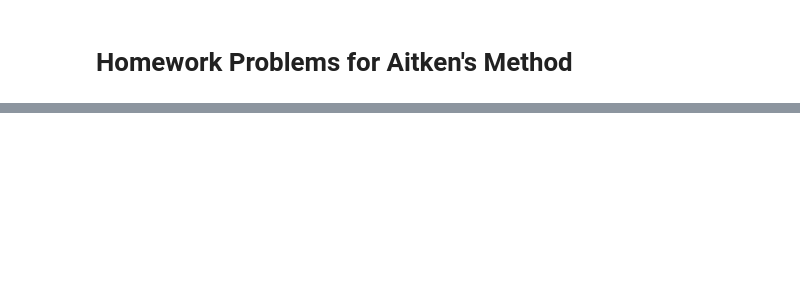
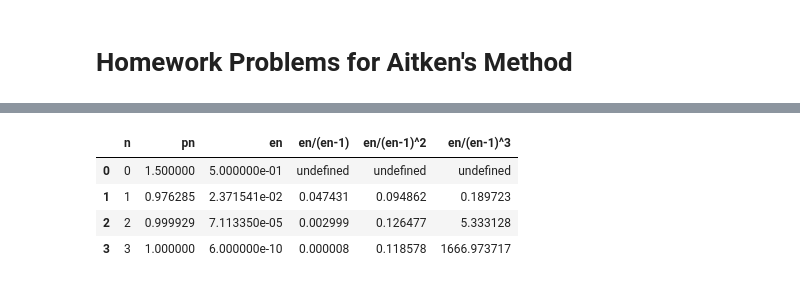
Before and after one commit to mnocerino23/Numerical-Analysis, a Jupyter notebook: 166_finalproject.ipynb, the cells around one changed output, grey strips where cells are left out. Cells and saved outputs as stored; diff of their text form; code cells hidden in the pictures; blank space fills up the shorter version.

```diff
--- a/166_finalproject.ipynb
+++ b/166_finalproject.ipynb
@@ -112,0 +294,10 @@ Steffensen's Method sequence:  [1.365265224, 1.3652300134]
+# %%
+#function for f(x)
+def func(x):
+  return ((x**3)-(x**2)-(x)+1)
+  #function for f'(x)
+def derivative(x):
+  return ((3*(x**2))-(2*x)-1)
+#create a function that is the fixed point iteration of newton's method for our f(x) using the function f(x) and its derivative
+def newtons_fpi(x):
+  return x - (func(x)/derivative(x))
@@ -112,0 +313,33 @@ Steffensen's Method sequence:  [1.365265224, 1.3652300134]
+# %%
+steffensen_table =  pd.DataFrame(columns = ['n', 'pn','en', 'en/(en-1)', 'en/(en-1)^2', 'en/(en-1)^3'])
+# %%
+col1 = [0]
+col2 = [1.5]
+col3 = [0.5]
+col4 = ["undefined"]
+col5 = ["undefined"]
+col6 = ["undefined"]
+# %%
+#run three iterations of Steffensen's method
+for i in range(3):
+  col1.append(i+1)
+  p_previous = col2[-1]
+  next_p = steffensen(newtons_fpi, 1.5, i+1)
+  col2.append(next_p)
+
+  #accepted value of this root is x = 1
+  error = abs((1)-next_p)
+  previous_error = col3[-1]
+
+  col3.append(error)
+  col4.append(error/previous_error)
+  col5.append((error)/(previous_error**2))
+  col6.append((error)/((previous_error**3)))
+
+#populate the table
+steffensen_table['n'] = col1
+steffensen_table['pn'] = col2
+steffensen_table['en'] = col3
+steffensen_table['en/(en-1)'] = col4
+steffensen_table['en/(en-1)^2'] = col5
+steffensen_table['en/(en-1)^3'] = col6
@@ -112,0 +356,8 @@ Steffensen's Method sequence:  [1.365265224, 1.3652300134]
+# %%
+steffensen_table
+# %% [output]
+|  | n | pn | en | en/(en-1) | en/(en-1)^2 | en/(en-1)^3 |
+| 0 | 0 | 1.500000 | 5.000000e-01 | undefined | undefined | undefined |
+| 1 | 1 | 0.976285 | 2.371541e-02 | 0.047431 | 0.094862 | 0.189723 |
+| 2 | 2 | 0.999929 | 7.113350e-05 | 0.002999 | 0.126477 | 5.333128 |
+| 3 | 3 | 1.000000 | 6.000000e-10 | 0.000008 | 0.118578 | 1666.973717 |
```
Also changed, not shown: parts of 46 cells of this notebook.
